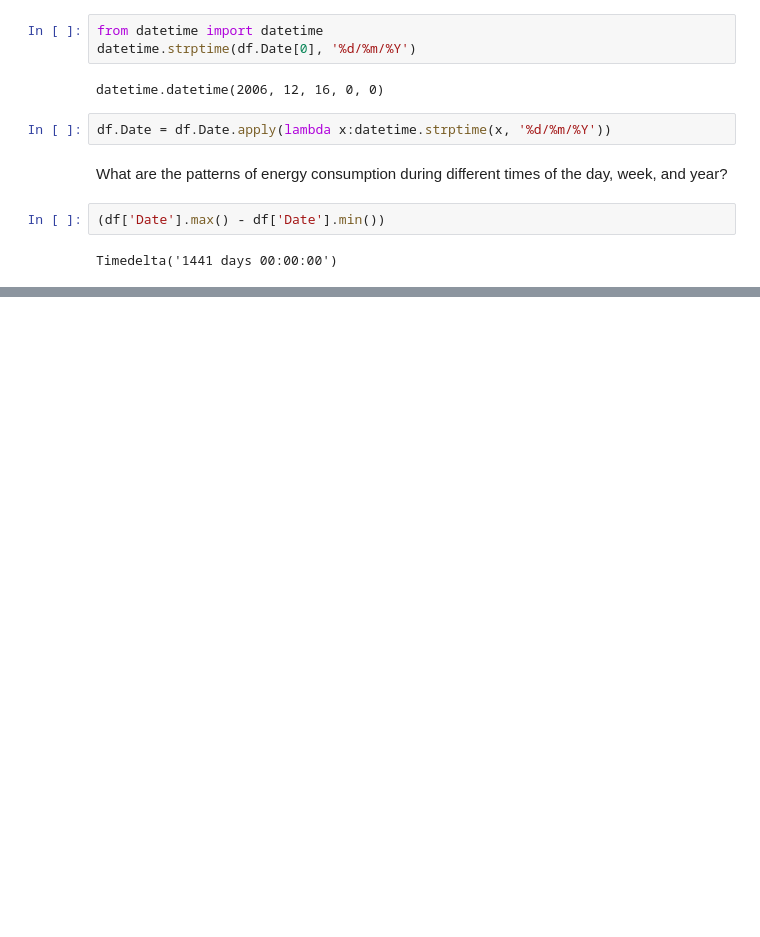
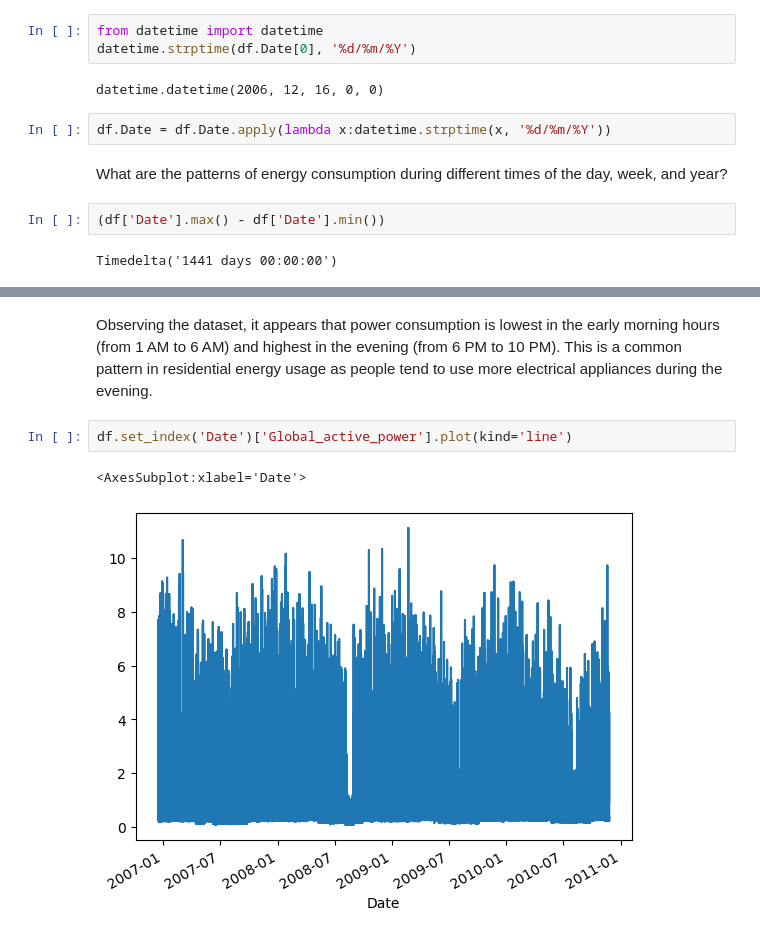
Before and after one commit to darklord-57/darklord, a Jupyter notebook: python/data_analysis/power_consumption/EDA_power_consumption.ipynb, the cells around one changed output, grey strips where cells are left out. Saved outputs shown, nothing was run; the diff lists cells and outputs as text; blank space fills up the shorter version.

```diff
--- a/python/data_analysis/power_consumption/EDA_power_consumption.ipynb
+++ b/python/data_analysis/power_consumption/EDA_power_consumption.ipynb
@@ -187,0 +284,7 @@ plt.show()
+# %% [markdown]
+Observing the dataset, it appears that power consumption is lowest in the early morning hours (from 1 AM to 6 AM) and highest in the evening (from 6 PM to 10 PM). This is a common pattern in residential energy usage as people tend to use more electrical appliances during the evening.
+# %%
+df.set_index('Date')['Global_active_power'].plot(kind='line')
+# %% [output]
+<AxesSubplot:xlabel='Date'>
+[figure, added]
```
Also changed, not shown: parts of 29 cells of this notebook.
